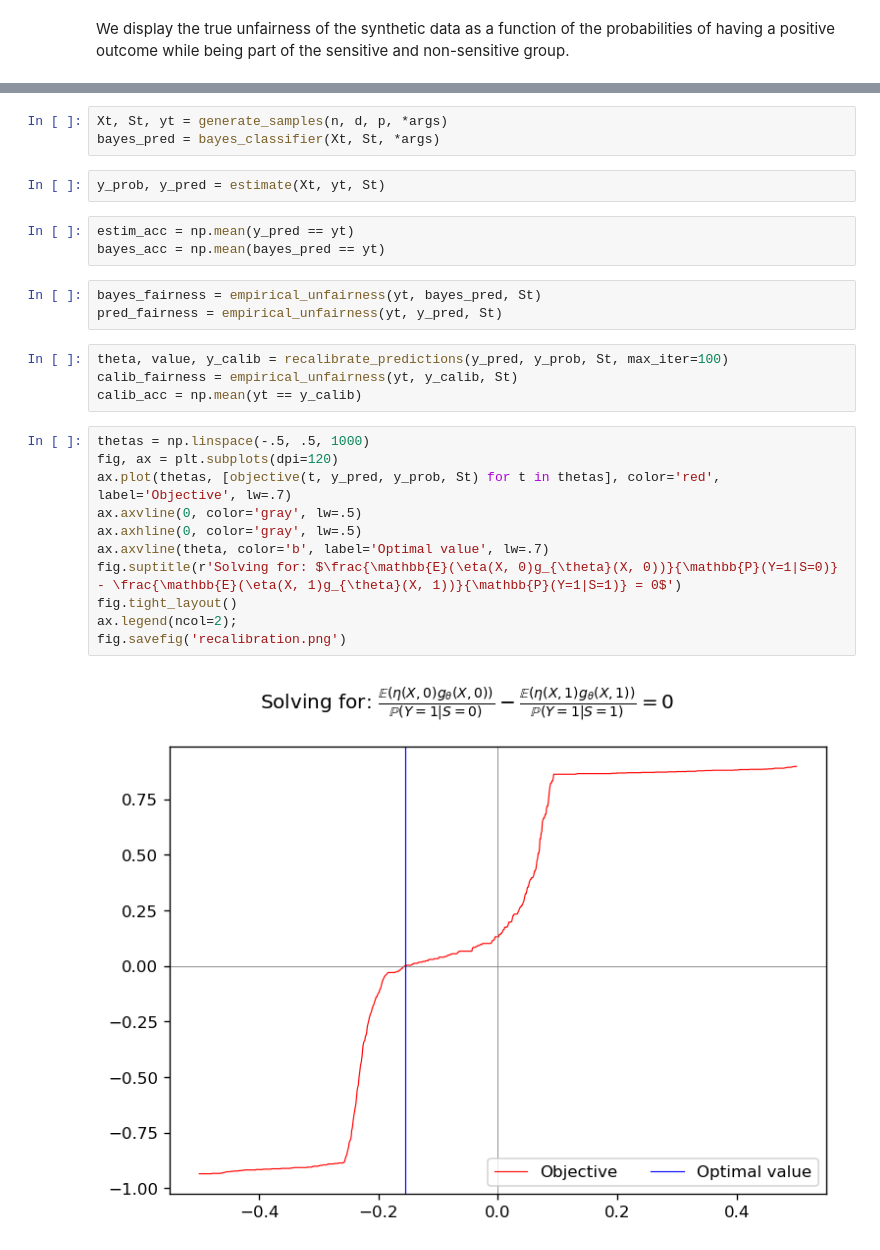
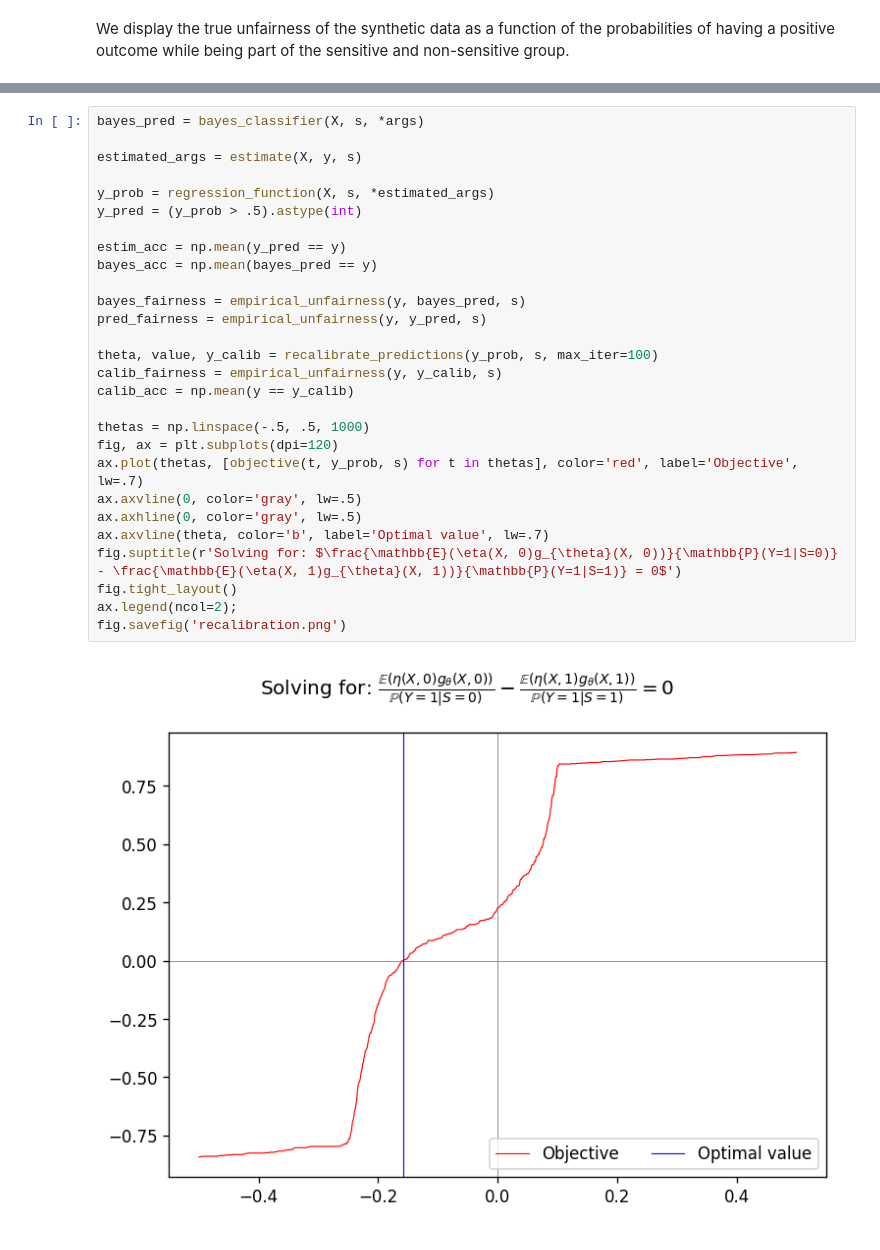
Before and after one commit to ayyoub-bms/fairness, a Jupyter notebook: notebooks/synthetic-example.ipynb, the cells around one changed output, grey strips where cells are left out. Drawn from its saved outputs; the diff is of its cells as text.

```diff
--- a/notebooks/synthetic-example.ipynb
+++ b/notebooks/synthetic-example.ipynb
@@ -75,32 +78,34 @@ def plot(X, y, S):
     ax.scatter(X[~s_mask & ~y_mask, 0], X[~s_mask & ~y_mask, 1], c='red', marker='*', s=33, label='S=0 & Y=0');
     fig.legend(ncol=2, bbox_to_anchor=[.99, 1.15])
     fig.tight_layout()
-# %%
-Xt, St, yt = generate_samples(n, d, p, *args)
-bayes_pred = bayes_classifier(Xt, St, *args)
-# %%
-y_prob, y_pred = estimate(Xt, yt, St)
-# %%
-estim_acc = np.mean(y_pred == yt)
-bayes_acc = np.mean(bayes_pred == yt)
-# %%
-bayes_fairness = empirical_unfairness(yt, bayes_pred, St)
-pred_fairness = empirical_unfairness(yt, y_pred, St)
-# %%
-theta, value, y_calib = recalibrate_predictions(y_pred, y_prob, St, max_iter=100)
-calib_fairness = empirical_unfairness(yt, y_calib, St)
-calib_acc = np.mean(yt == y_calib)
-# %%
-thetas = np.linspace(-.5, .5, 1000)
-fig, ax = plt.subplots(dpi=120)
-ax.plot(thetas, [objective(t, y_pred, y_prob, St) for t in thetas], color='red', label='Objective', lw=.7)
-ax.axvline(0, color='gray', lw=.5)
-ax.axhline(0, color='gray', lw=.5)
-ax.axvline(theta, color='b', label='Optimal value', lw=.7)
-fig.suptitle(r'Solving for: $\frac{\mathbb{E}(\eta(X, 0)g_{\theta}(X, 0))}{\mathbb{P}(Y=1|S=0)} - \frac{\mathbb{E}(\eta(X, 1)g_{\theta}(X, 1))}{\mathbb{P}(Y=1|S=1)} = 0$')
-fig.tight_layout()
-ax.legend(ncol=2);
-fig.savefig('recalibration.png')
-# %% [output]
-[figure, removed]
+# %%
+bayes_pred = bayes_classifier(X, s, *args)
+
+estimated_args = estimate(X, y, s)
+
+y_prob = regression_function(X, s, *estimated_args)
+y_pred = (y_prob > .5).astype(int)
+
+estim_acc = np.mean(y_pred == y)
+bayes_acc = np.mean(bayes_pred == y)
+
+bayes_fairness = empirical_unfairness(y, bayes_pred, s)
+pred_fairness = empirical_unfairness(y, y_pred, s)
+
+theta, value, y_calib = recalibrate_predictions(y_prob, s, max_iter=100)
+calib_fairness = empirical_unfairness(y, y_calib, s)
+calib_acc = np.mean(y == y_calib)
+
+thetas = np.linspace(-.5, .5, 1000)
+fig, ax = plt.subplots(dpi=120)
+ax.plot(thetas, [objective(t, y_prob, s) for t in thetas], color='red', label='Objective', lw=.7)
+ax.axvline(0, color='gray', lw=.5)
+ax.axhline(0, color='gray', lw=.5)
+ax.axvline(theta, color='b', label='Optimal value', lw=.7)
+fig.suptitle(r'Solving for: $\frac{\mathbb{E}(\eta(X, 0)g_{\theta}(X, 0))}{\mathbb{P}(Y=1|S=0)} - \frac{\mathbb{E}(\eta(X, 1)g_{\theta}(X, 1))}{\mathbb{P}(Y=1|S=1)} = 0$')
+fig.tight_layout()
+ax.legend(ncol=2);
+fig.savefig('recalibration.png')
+# %% [output]
+[figure, added]
 # %%
```
Also changed, not shown: parts of 10 cells of this notebook.
